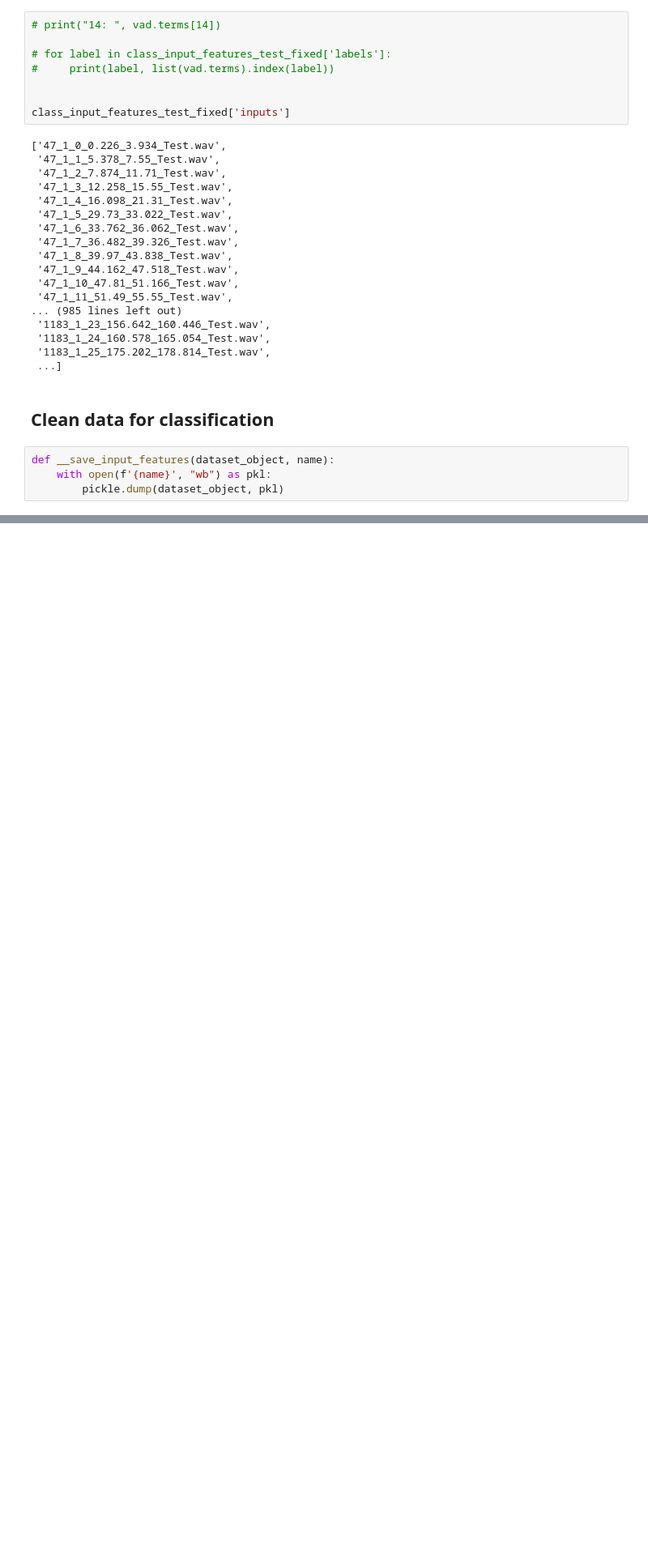
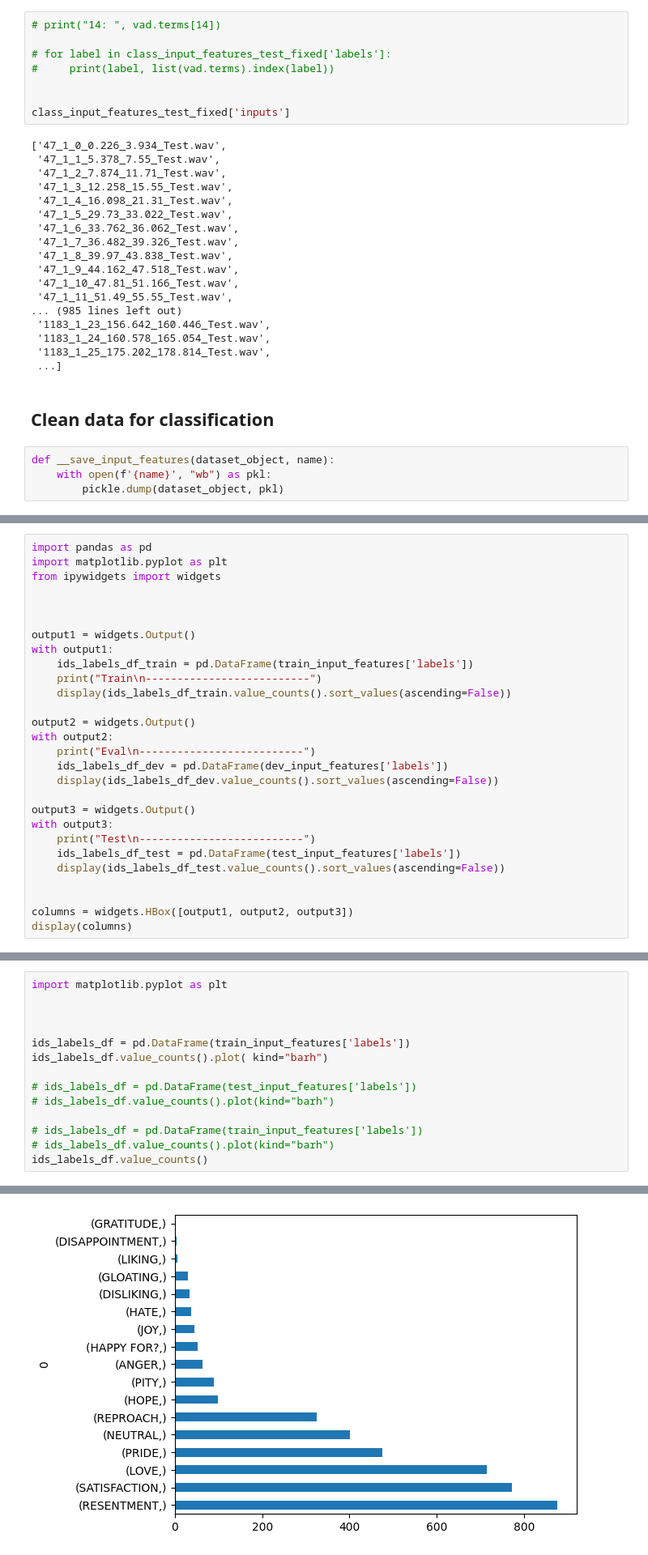
Before and after one commit to beltrewilton/mspconv_ftlab, a Jupyter notebook: notebooks/Clean_and_Lab_posprocess.ipynb, the cells around one changed output, grey strips where cells are left out. Shown at 81% size. Cells and saved outputs as stored; diff of their text form; blank space fills up the shorter version.

Commit message:
+ balanced data

```diff
--- a/notebooks/Clean_and_Lab_posprocess.ipynb
+++ b/notebooks/Clean_and_Lab_posprocess.ipynb
@@ -418,0 +475,28 @@ old input_features: 12382, fixed length input features: 4024
+# %%
+import pandas as pd
+import matplotlib.pyplot as plt
+from ipywidgets import widgets
+
+
+
+output1 = widgets.Output()
+with output1:
+    ids_labels_df_train = pd.DataFrame(train_input_features['labels'])
+    print("Train\n--------------------------")
+    display(ids_labels_df_train.value_counts().sort_values(ascending=False))
+
+output2 = widgets.Output()
+with output2:
+    print("Eval\n--------------------------")
+    ids_labels_df_dev = pd.DataFrame(dev_input_features['labels'])
+    display(ids_labels_df_dev.value_counts().sort_values(ascending=False))
+
+output3 = widgets.Output()
+with output3:
+    print("Test\n--------------------------")
+    ids_labels_df_test = pd.DataFrame(test_input_features['labels'])
+    display(ids_labels_df_test.value_counts().sort_values(ascending=False))
+
+
+columns = widgets.HBox([output1, output2, output3])
+display(columns)
@@ -418,0 +669,15 @@ old input_features: 12382, fixed length input features: 4024
+# %%
+import matplotlib.pyplot as plt
+
+
+
+ids_labels_df = pd.DataFrame(train_input_features['labels'])
+ids_labels_df.value_counts().plot( kind="barh")
+
+# ids_labels_df = pd.DataFrame(test_input_features['labels'])
+# ids_labels_df.value_counts().plot(kind="barh")
+
+# ids_labels_df = pd.DataFrame(train_input_features['labels'])
+# ids_labels_df.value_counts().plot(kind="barh")
+ids_labels_df.value_counts()
+# %% [output]
@@ -418,0 +702 @@ old input_features: 12382, fixed length input features: 4024
+[figure, added]
```
Also changed, not shown: parts of 22 cells of this notebook, 1 other file.
